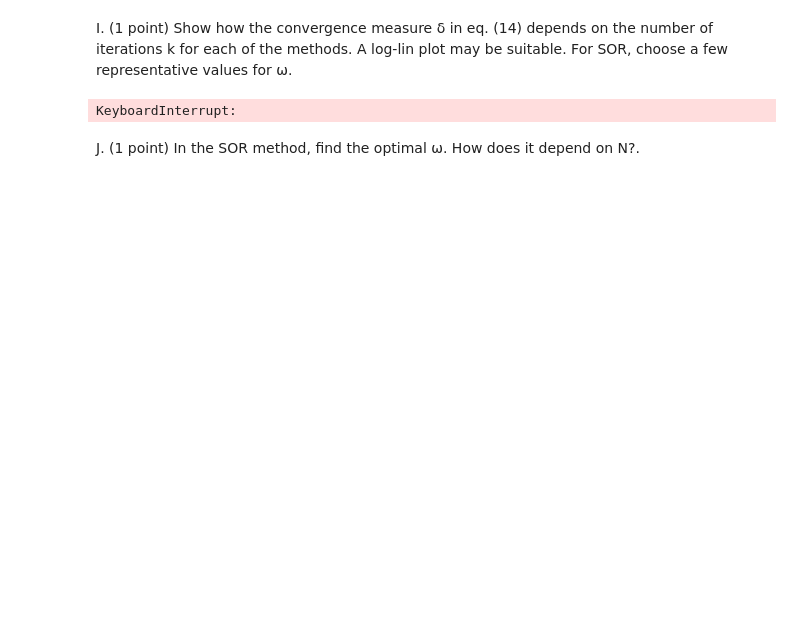
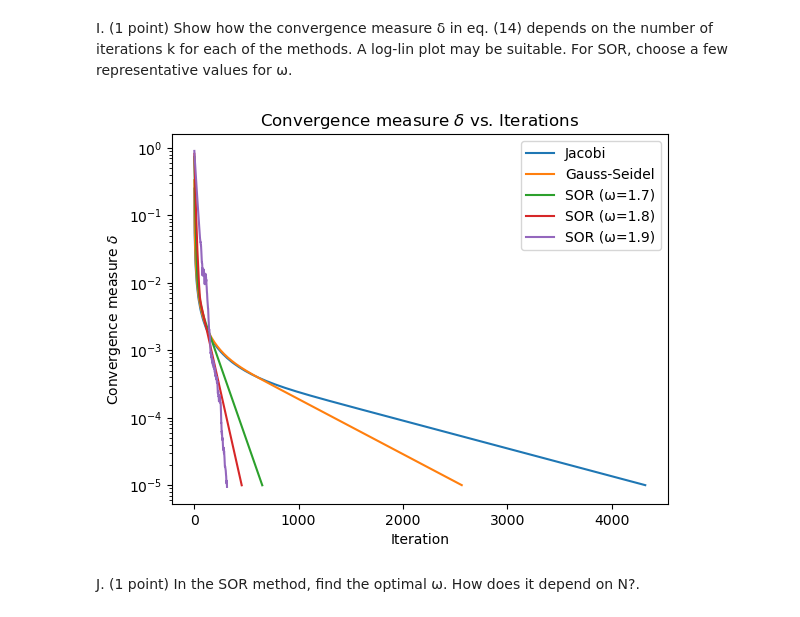
Before and after one commit to jonas4climate/modelling-natural-processes, a Jupyter notebook: Set1_incomplete.ipynb, the cells around one changed output. Drawn from its saved outputs; the diff is of its cells as text; code cells hidden in the pictures; blank space fills up the shorter version.

```diff
--- a/Set1_incomplete.ipynb
+++ b/Set1_incomplete.ipynb
@@ -393,18 +396,33 @@ def jacobi_iter(c, Nx):
     for i in range(1, Nx+1):
         for j in range(1, Nx+1):
             c_new[i, j] = 0.25 * (c[i+1, j] + c[i-1, j] + c[i, j+1] + c[i, j-1])
+
+    # Apply boundary conditions
+    c_new[0, :] = c_new[-2, :]
+    c_new[-1, :] = c_new[1, :]
+
     return c_new
 
 def gauss_seidel(c, Nx):
     for i in range(1, Nx+1):
         for j in range(1, Nx+1):
             c[i, j] = 0.25 * (c[i+1, j] + c[i-1, j] + c[i, j+1] + c[i, j-1])
+
+    # Apply boundary conditions
+    c[0, :] = c[-2, :]
+    c[-1, :] = c[1, :]
+
     return c
 
 def sor_iter(c, Nx, omega):
     for i in range(1, Nx+1):
         for j in range(1, Nx+1):
             c[i, j] = (1-omega)*c[i, j] + omega*0.25*(c[i+1, j] + c[i-1, j] + c[i, j+1] + c[i, j-1])
+
+    # Apply boundary conditions
+    c[0, :] = c[-2, :]
+    c[-1, :] = c[1, :]
+
     return c
 
 def solve_laplace(method, c, Nx, epsilon, omega=None):
@@ -513,36 +531,36 @@ def track_delta(method, c, Nx, omega=None):
         if delta < epsilon:
             break
     return deltas
 
 c = np.zeros((Nx+2, Nx+2))
 c[:, 0] = 0
 c[:, -1] = 1
 delta_jacobi = track_delta('jacobi', c.copy(), Nx)
 
 c = np.zeros((Nx+2, Nx+2))
 c[:, 0] = 0
 c[:, -1] = 1
 delta_gs = track_delta('gs', c.copy(), Nx)
 
 omega_values = [1.7, 1.8, 1.9]
 c = np.zeros((Nx+2, Nx+2))
 c[:, 0] = 0
 c[:, -1] = 1
 delta_sor = {omega: track_delta('sor', c.copy(), Nx, omega) for omega in omega_values}
 
 # Plotting deltas against iterations
 plt.plot(delta_jacobi, label='Jacobi')
 plt.plot(delta_gs, label='Gauss-Seidel')
 for sor_omega, deltas in delta_sor.items():
     plt.plot(deltas, label=f'SOR (ω={sor_omega})')
 plt.yscale('log')
 plt.xlabel('Iteration')
-plt.ylabel('Delta')
-plt.title('Delta vs. Iterations')
+plt.ylabel('Convergence measure $\\delta$')
+plt.title('Convergence measure $\\delta$ vs. Iterations')
 plt.legend()
 plt.show()
 # %% [output]
-KeyboardInterrupt:
+[figure, added]
 # %% [markdown]
 J. (1 point) In the SOR method, find the optimal ω. How does it depend on N?.
 # %%
```
Also changed, not shown: parts of 11 cells of this notebook, 7 other files.
